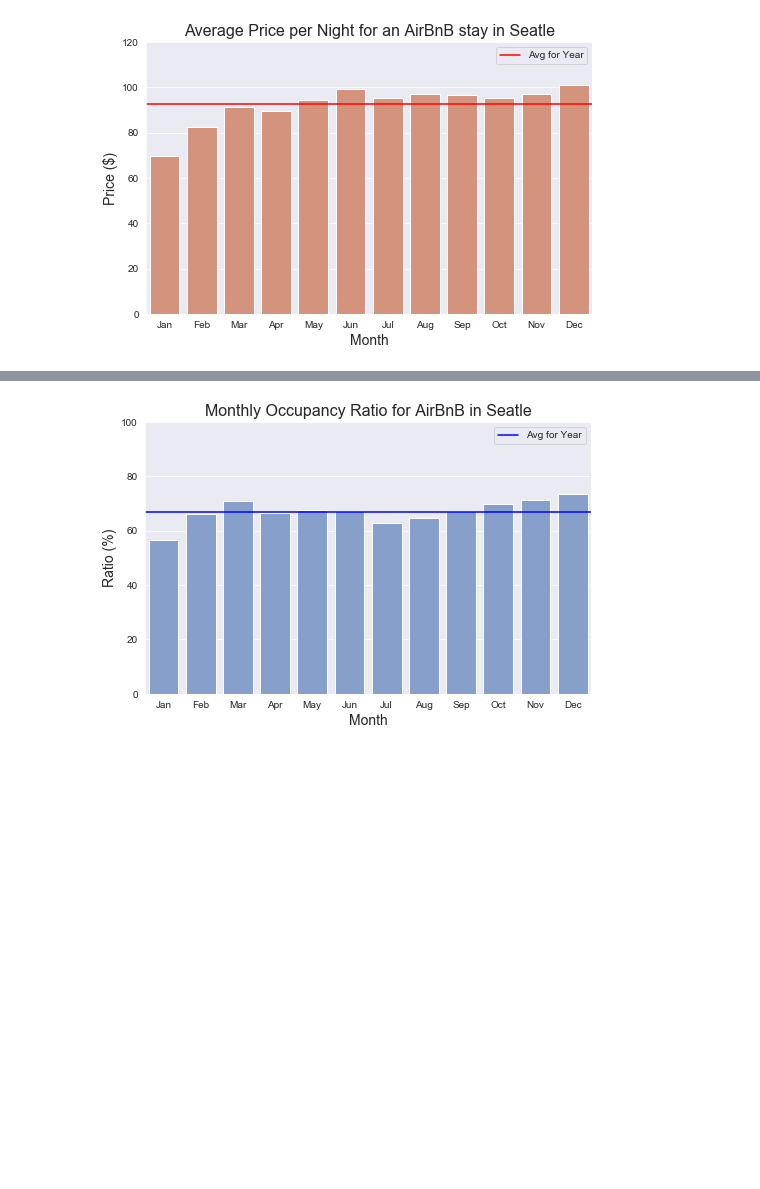
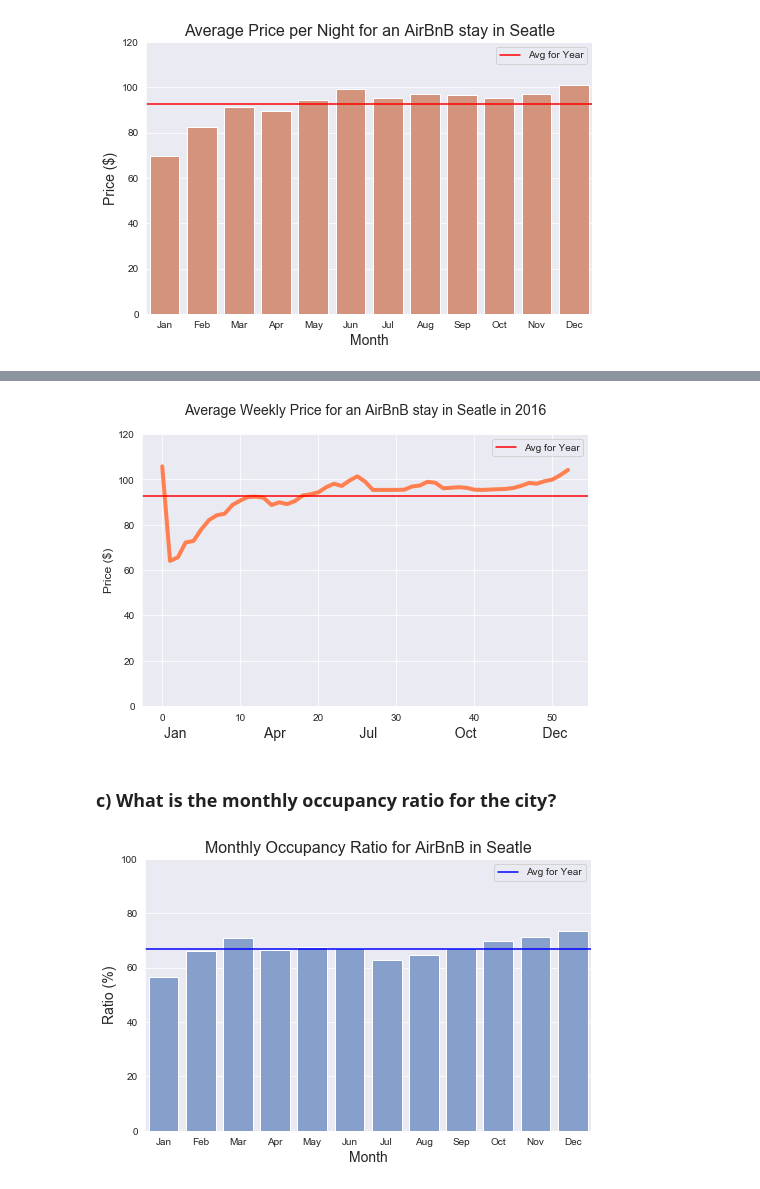
Before and after one commit to paulstancliffe/Blog-Post-AirBnB-Seattle, a Jupyter notebook: seattle_airbnb.ipynb, the cells around one changed output, grey strips where cells are left out. Drawn from its saved outputs; the diff is of its cells as text; code cells hidden in the pictures; blank space fills up the shorter version.

```diff
--- a/seattle_airbnb.ipynb
+++ b/seattle_airbnb.ipynb
@@ -682,3 +579,20 @@ ax.legend();
+# %%
+f, ax = plt.subplots(figsize=(8,5))
+sns.set_style("darkgrid")
+sns.lineplot(x="week_number",y="price",data=weekly,color="coral",linewidth=4)
+plt.title("Average Weekly Price for an AirBnB stay in Seatle in 2016",fontsize=14)
+plt.xlabel("Jan                    Apr                   Jul                 "
+           "   Oct                 Dec",fontsize=14)
+plt.ylabel("Price ($)",fontsize=12)
+plt.ylim(0,120)
+plt.axhline(calendar['price'].mean(),color='r',label='Avg for Year')
+ax.legend()
+ttl = ax.title
+ttl.set_position([.5, 1.05]);
+# %% [output]
+[figure, added]
+# %% [markdown]
+### c) What is the monthly occupancy ratio for the city?
 # %%
 f, ax = plt.subplots(figsize=(8,5))
 sns.set_style("darkgrid")
```
Also changed, not shown: parts of 71 cells of this notebook.
